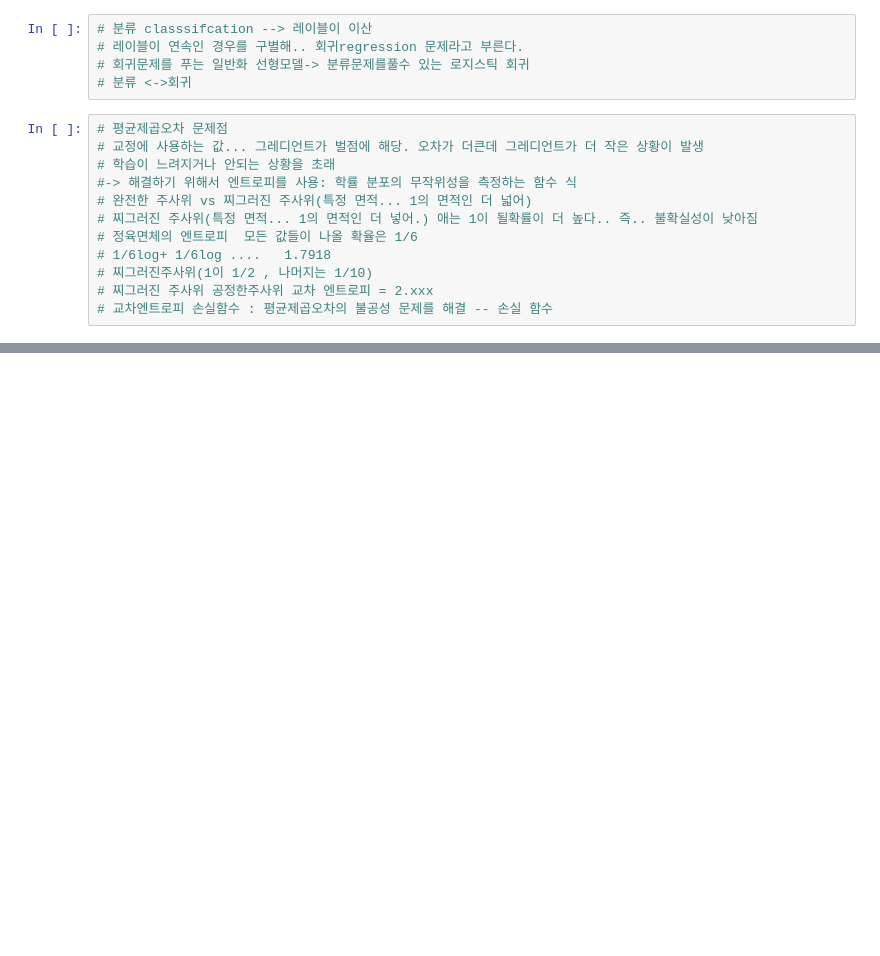
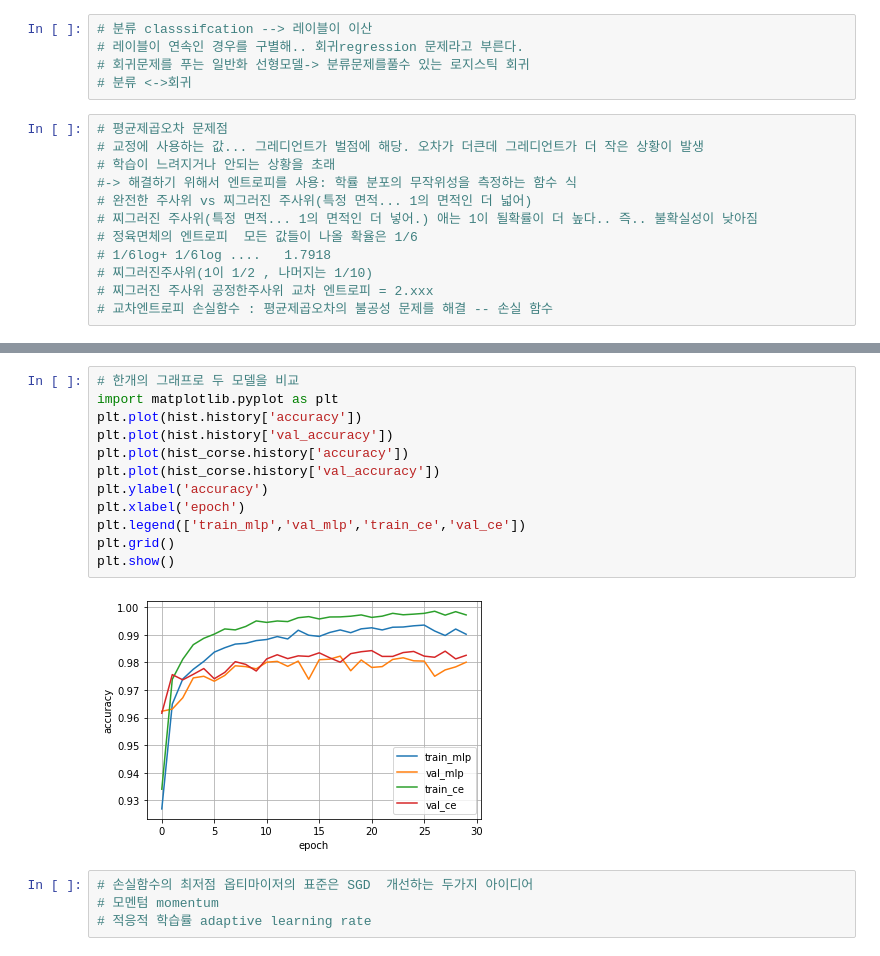
Before and after one commit to bigdataleeky/python, a Jupyter notebook: 20220421/20220421.ipynb, the cells around one changed output, grey strips where cells are left out. Saved outputs shown, nothing was run; the diff lists cells and outputs as text; blank space fills up the shorter version.

```diff
--- a/20220421/20220421.ipynb
+++ b/20220421/20220421.ipynb
@@ -745,0 +746,18 @@ print(f"교차 엔트로피 정확률 { round(accuracy_corse[1]*100, 3) }")
+# %%
+# 한개의 그래프로 두 모델을 비교
+import matplotlib.pyplot as plt
+plt.plot(hist.history['accuracy'])
+plt.plot(hist.history['val_accuracy'])
+plt.plot(hist_corse.history['accuracy'])
+plt.plot(hist_corse.history['val_accuracy'])
+plt.ylabel('accuracy')
+plt.xlabel('epoch')
+plt.legend(['train_mlp','val_mlp','train_ce','val_ce'])
+plt.grid()
+plt.show()
+# %% [output]
+[figure, added]
+# %%
+# 손실함수의 최저점 옵티마이저의 표준은 SGD  개선하는 두가지 아이디어
+# 모멘텀 momentum
+# 적응적 학습률 adaptive learning rate
```
Also changed, not shown: parts of 37 cells of this notebook.
